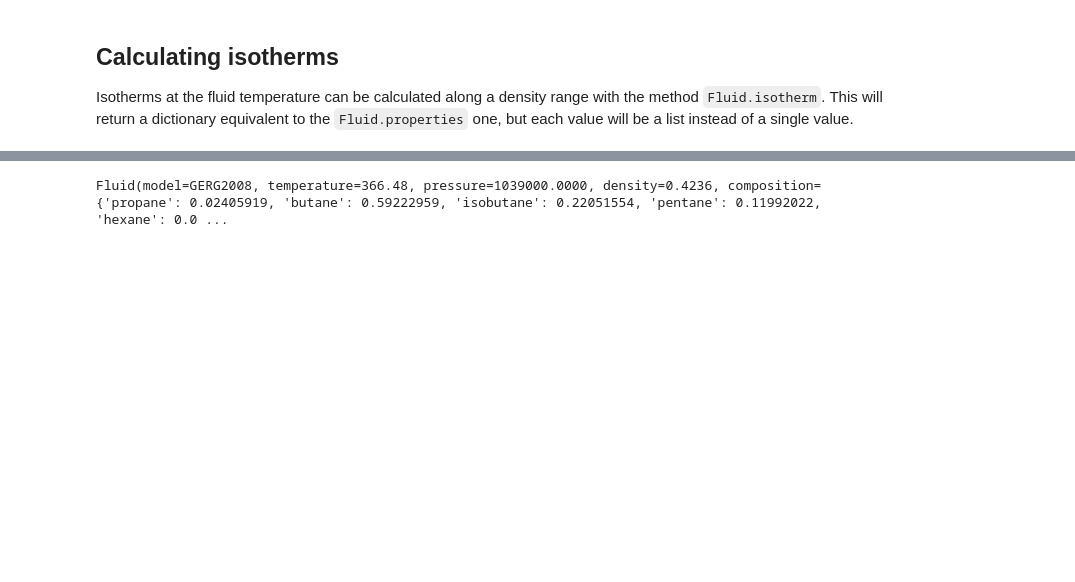
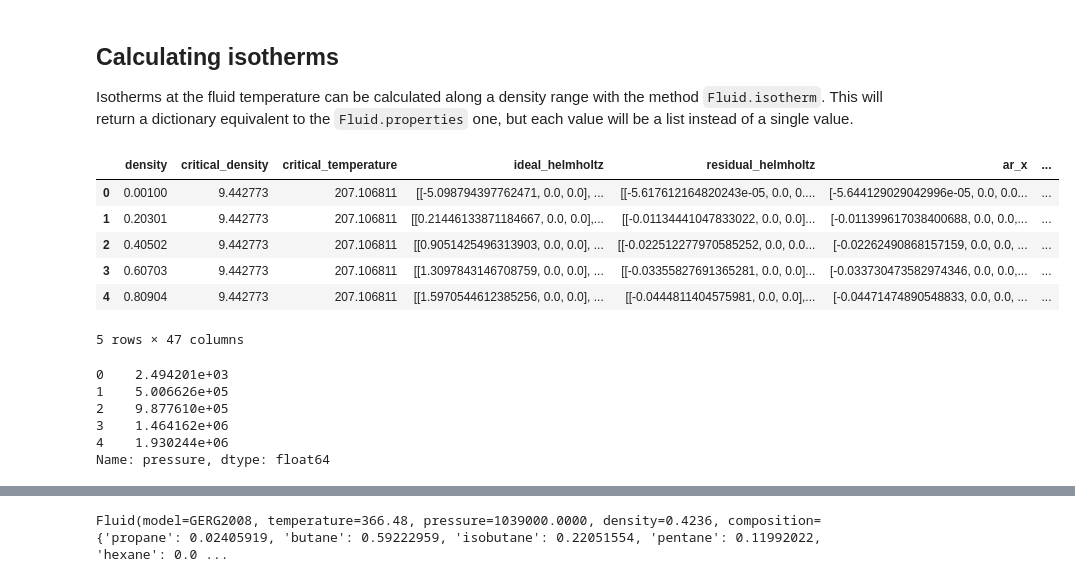
Before and after one commit to fedebenelli/PyForFluids, a Jupyter notebook: docs/source/tutorial.ipynb, the cells around one changed output, grey strips where cells are left out. Saved outputs shown, nothing was run; the diff lists cells and outputs as text; code cells hidden in the pictures; blank space fills up the shorter version.

```diff
--- a/docs/source/tutorial.ipynb
+++ b/docs/source/tutorial.ipynb
@@ -95,3 +105,25 @@ fluid['isochoric_heat']
 ## Calculating isotherms
 
 Isotherms at the fluid temperature can be calculated along a density range with the method `Fluid.isotherm`. This will return a dictionary equivalent to the `Fluid.properties` one, but each value will be a list instead of a single value.
+# %%
+density_range = np.linspace(0.001, 20, 100)
+isotherm = fluid.isotherm(density_range)
+
+isotherm.head()
+# %% [output]
+|  | density | critical_density | critical_temperature | ideal_helmholtz | residual_helmholtz | ar_x | ... |
+| 0 | 0.00100 | 9.442773 | 207.106811 | [[-5.098794397762471, 0.0, 0.0], ... | [[-5.617612164820243e-05, 0.0, 0.... | [-5.644129029042996e-05, 0.0, 0.0... | ... |
+| 1 | 0.20301 | 9.442773 | 207.106811 | [[0.21446133871184667, 0.0, 0.0],... | [[-0.01134441047833022, 0.0, 0.0]... | [-0.011399617038400688, 0.0, 0.0,... | ... |
+| 2 | 0.40502 | 9.442773 | 207.106811 | [[0.9051425496313903, 0.0, 0.0], ... | [[-0.022512277970585252, 0.0, 0.0... | [-0.02262490868157159, 0.0, 0.0, ... | ... |
+| 3 | 0.60703 | 9.442773 | 207.106811 | [[1.3097843146708759, 0.0, 0.0], ... | [[-0.03355827691365281, 0.0, 0.0]... | [-0.033730473582974346, 0.0, 0.0,... | ... |
+| 4 | 0.80904 | 9.442773 | 207.106811 | [[1.5970544612385256, 0.0, 0.0], ... | [[-0.0444811404575981, 0.0, 0.0],... | [-0.04471474890548833, 0.0, 0.0, ... | ... |
+5 rows × 47 columns
+# %%
+isotherm['pressure'][:5]
+# %% [output]
+0    2.494201e+03
+1    5.006626e+05
+2    9.877610e+05
+3    1.464162e+06
+4    1.930244e+06
+Name: pressure, dtype: float64
```
Also changed, not shown: parts of 34 cells of this notebook, 9 other files.
